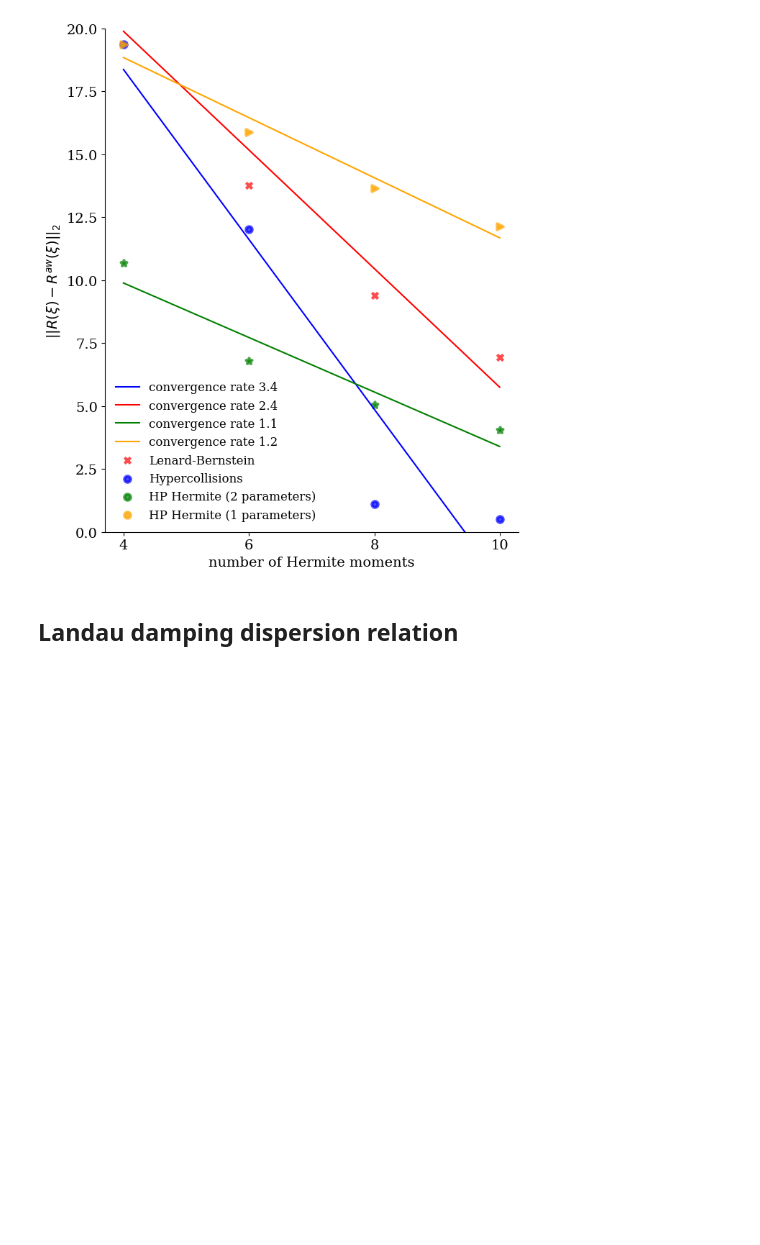
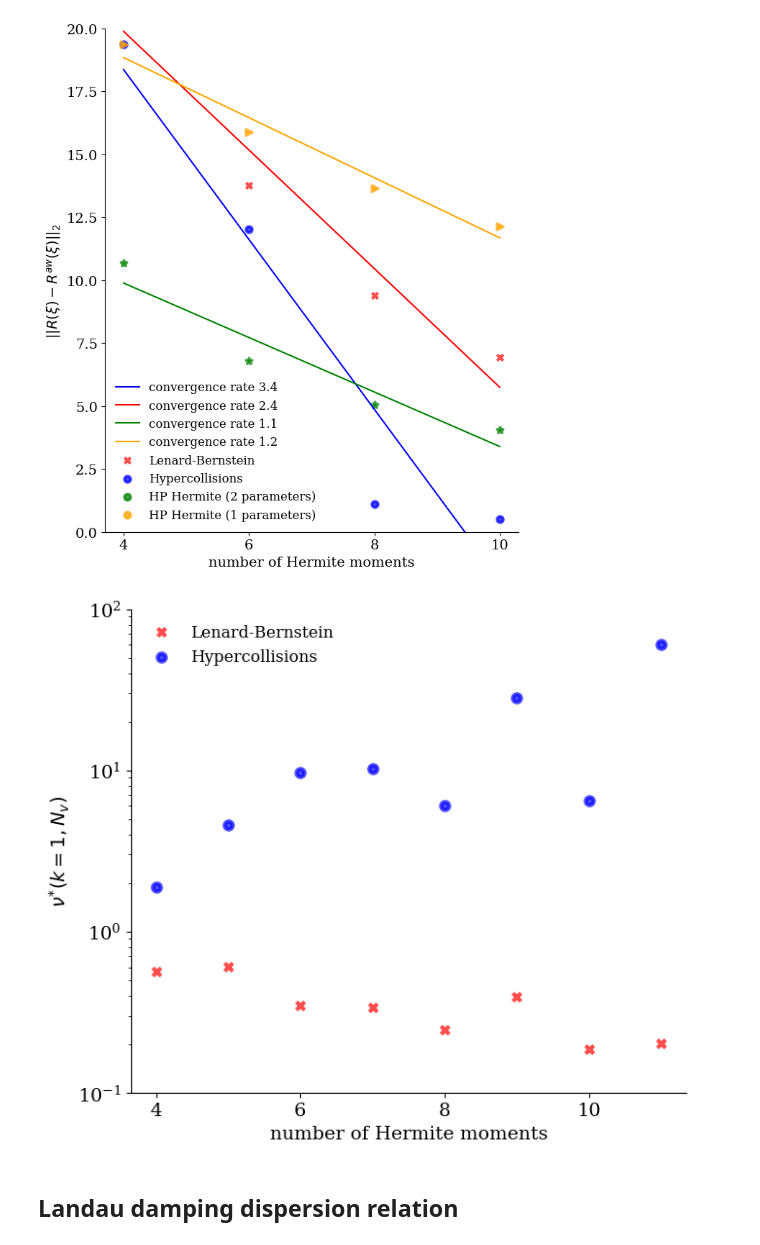
Before and after one commit to opaliss/SpectralSymbolicClosures, a Jupyter notebook: aw_hermite/symbolic_response_function_AW_hypercollisions.ipynb, the cells around one changed output. Drawn from its saved outputs; the diff is of its cells as text; code cells hidden in the pictures; blank space fills up the shorter version.

```diff
--- a/aw_hermite/symbolic_response_function_AW_hypercollisions.ipynb
+++ b/aw_hermite/symbolic_response_function_AW_hypercollisions.ipynb
@@ -245,6 +245,33 @@ plt.tight_layout()
 plt.savefig("figs/symbolic_response_function_AW_collisions_convergence.png", dpi=200)
 # %% [output]
 [figure]
+# %%
+def optimal_nu(Nv, type):
+    with open('optimal_nu_' + str(type) + '/nu_' + str(Nv) + '.txt','rb') as f:
+        return pickle.load(f)
+# %%
+fig, ax = plt.subplots(figsize=(7, 6))
+
+for ii in range(4, 12, 1):
+    plt.scatter(ii, optimal_nu(ii, "LB").real, color="red", marker="x", linewidth=3, alpha=0.7)
+    plt.scatter(ii, optimal_nu(ii, "hyper").real, color="blue", marker="o", linewidth=3, alpha=0.7)
+
+ax.set_xticks([4, 6, 8, 10, 12])
+ax.set_ylim(0.1, 100)
+ax.scatter(np.nan, np.nan, linewidth=3, alpha=0.7, color="red", marker="x", label="Lenard-Bernstein")
+ax.scatter(np.nan, np.nan, linewidth=3, alpha=0.7, color="blue", label="Hypercollisions")
+ax.set_yscale("log")
+ax.spines['right'].set_visible(False)
+ax.spines['top'].set_visible(False)
+ax.set_ylabel(r"$\nu^{*}(k=1, N_{v})$")
+ax.set_xlabel(r"number of Hermite moments")
+legend = ax.legend(ncols=1, fancybox=False, shadow=False, fontsize=12, loc='upper left')
+legend.get_frame().set_alpha(0)
+
+plt.tight_layout()
+plt.savefig("figs/collisional_rate_optimal.png", dpi=200)
+# %% [output]
+[figure, added]
 # %% [markdown]
 ## Landau damping dispersion relation
 # %%
```
Also changed, not shown: 10 other files.
